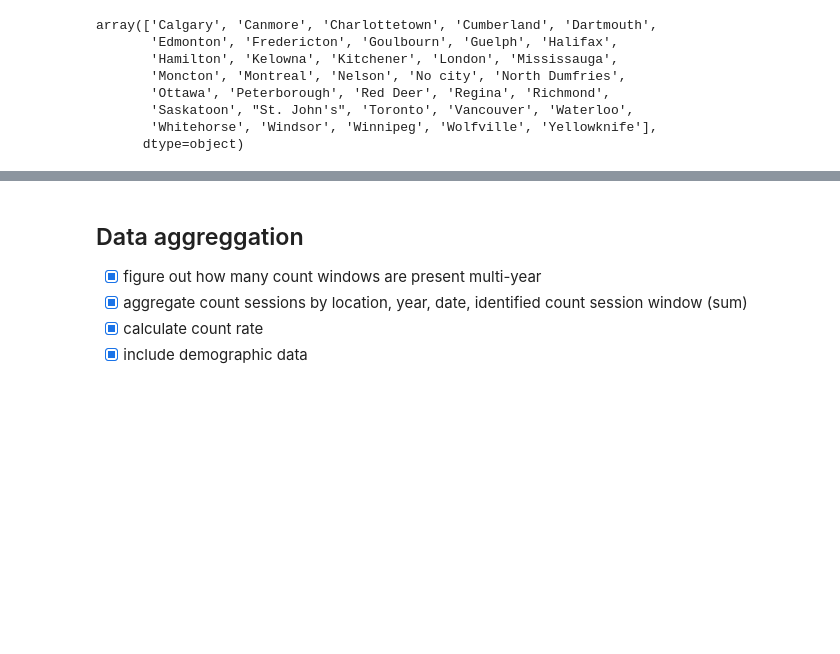
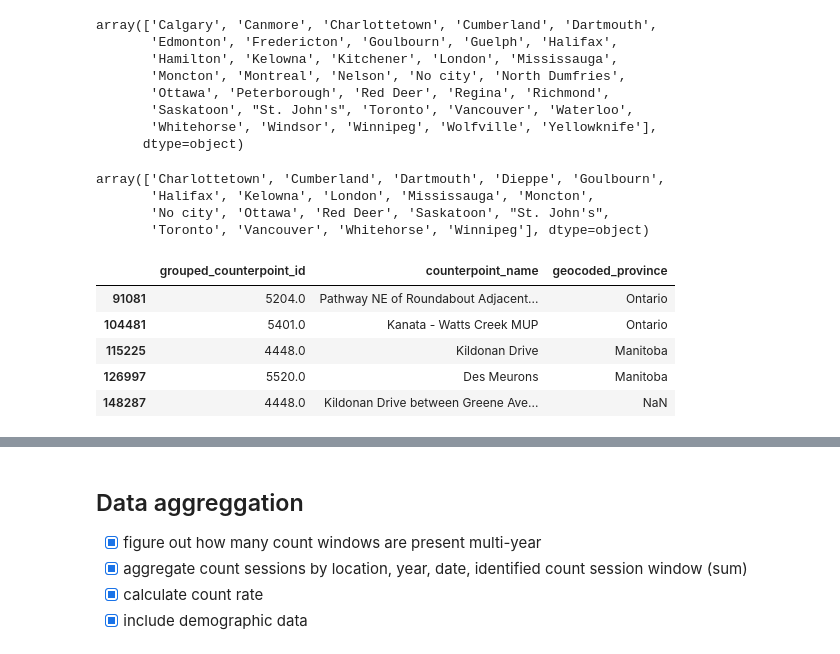
Before and after one commit to mbonsma/PedalPollSondoVelo, a Jupyter notebook: analysis_processing.ipynb, the cells around one changed output, grey strips where cells are left out. Cells and saved outputs as stored; diff of their text form; code cells hidden in the pictures; blank space fills up the shorter version.

```diff
--- a/analysis_processing.ipynb
+++ b/analysis_processing.ipynb
@@ -188,6 +194,9 @@ all_data = all_data.drop(columns = ['coordinates', 'geocoded_city']).merge(count
                                                     on = 'counterpoint_id', how = 'left')
 # %% [markdown]
 ### Clean city and province names
+# %%
+official_sites = pd.read_csv("data/counterpoint_official_sites_multiyear_counts.csv")
+official_site_ids = official_sites[official_sites['official_2021_site'] == 'yes']['grouped_counterpoint_id'].unique()
 # %%
 # remove whitespace
 all_data['geocoded_city'] = all_data['geocoded_city'].str.strip()
@@ -245,6 +254,24 @@ array(['Calgary', 'Canmore', 'Charlottetown', 'Cumberland', 'Dartmouth',
 focus_communities = ["Vancouver", "Toronto", "Ottawa", "Winnipeg", "London", "Halifax", "Kelowna",
                      "Saskatoon", "Red Deer", "Whitehorse", "Mississauga", "Moncton",
                      "St. John's", "Charlottetown"]
+# %%
+# make sure at least the official sites have city names that make sense
+all_data[all_data['grouped_counterpoint_id'].isin(official_site_ids)]['geocoded_city'].sort_values().unique()
+# %% [output]
+array(['Charlottetown', 'Cumberland', 'Dartmouth', 'Dieppe', 'Goulbourn',
+       'Halifax', 'Kelowna', 'London', 'Mississauga', 'Moncton',
+       'No city', 'Ottawa', 'Red Deer', 'Saskatoon', "St. John's",
+       'Toronto', 'Vancouver', 'Whitehorse', 'Winnipeg'], dtype=object)
+# %%
+all_data[(all_data['grouped_counterpoint_id'].isin(official_site_ids))
+        & (all_data['geocoded_city'] == 'No city')][['grouped_counterpoint_id', 'counterpoint_name', 'geocoded_province']].drop_duplicates()
+# %% [output]
+|  | grouped_counterpoint_id | counterpoint_name | geocoded_province |
+| 91081 | 5204.0 | Pathway NE of Roundabout Adjacent... | Ontario |
+| 104481 | 5401.0 | Kanata - Watts Creek MUP | Ontario |
+| 115225 | 4448.0 | Kildonan Drive | Manitoba |
+| 126997 | 5520.0 | Des Meurons | Manitoba |
+| 148287 | 4448.0 | Kildonan Drive between Greene Ave... | NaN |
 # %%
 # group related cities that are focus communities
 all_data.loc[all_data['geocoded_city'] == 'Kanata', 'geocoded_city'] = 'Ottawa'
```
Also changed, not shown: parts of 18 cells of this notebook.
